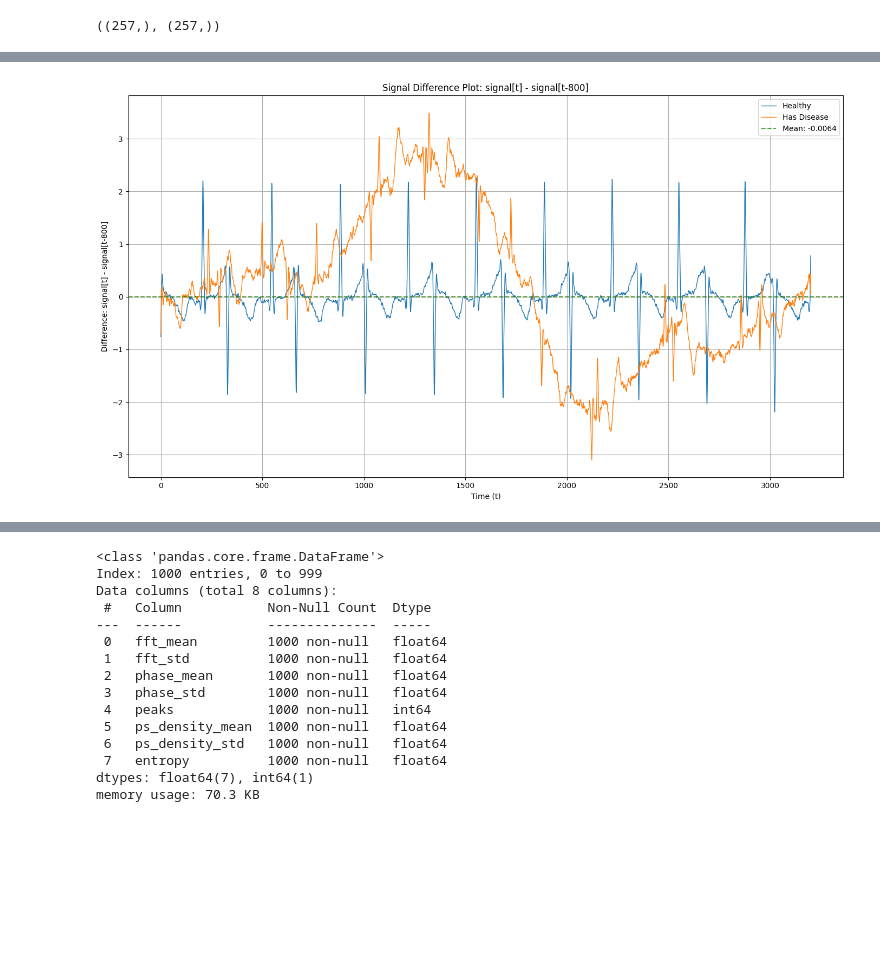
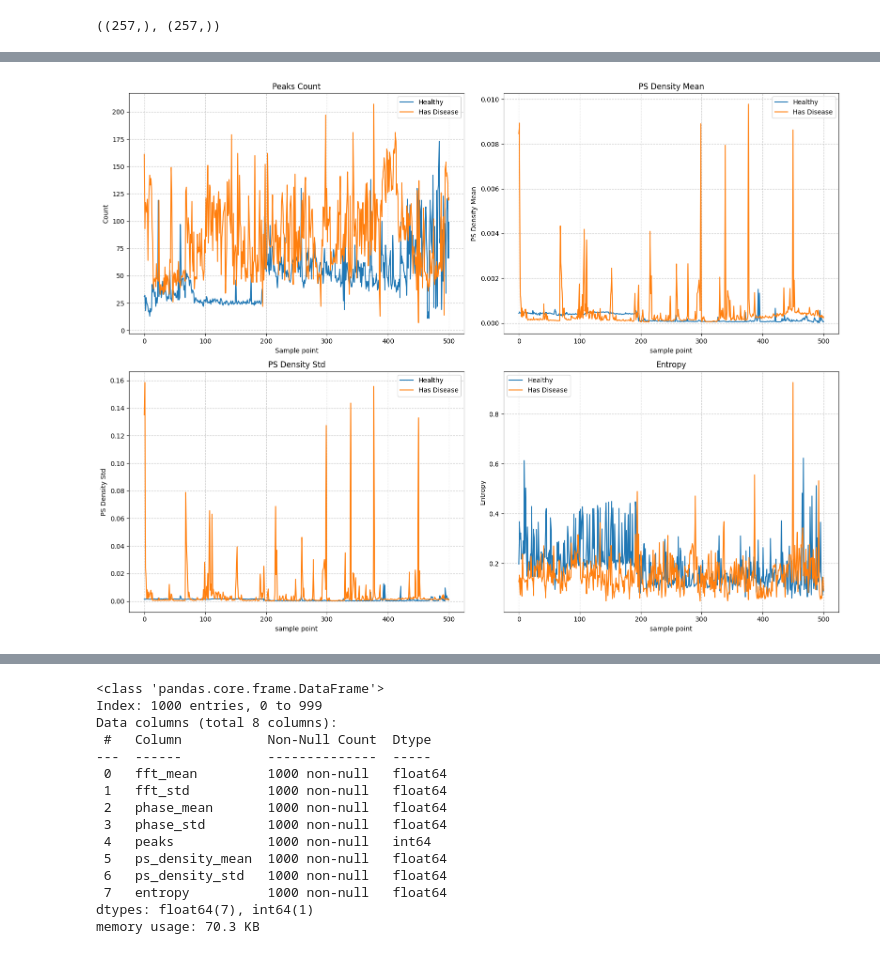
Before and after one commit to zivmax/bmedesign-cpsc, a Jupyter notebook: EDA.ipynb, the cells around one changed output, grey strips where cells are left out. Cells and saved outputs as stored; diff of their text form; code cells hidden in the pictures; blank space fills up the shorter version.

```diff
--- a/EDA.ipynb
+++ b/EDA.ipynb
@@ -463,31 +188,10 @@ df_signal_feature_plot(labeled_freq_df)
-# %%
-def time_shift_diff_plot(healthy, ill, lag=1):
-    shifted_signal = np.zeros_like(healthy)
-    shifted_signal[lag:] = healthy[:-lag]
-    healthy_diff = healthy - shifted_signal
-    shifted_signal[lag:] = ill[:-lag]
-    ill_diff = ill - shifted_signal
-    time_points = np.linspace(0, len(healthy_diff)-lag, len(healthy_diff)-lag)
-
-    plt.figure(figsize=(14, 8))
-    sns.lineplot(x=time_points, y=healthy_diff[lag:], linewidth=1, label='Healthy')
-    sns.lineplot(x=time_points, y=ill_diff[lag:], linewidth=1, label='Has Disease')
-    plt.title(f'Signal Difference Plot: signal[t] - signal[t-{lag}]')
-    plt.xlabel('Time (t)')
-    plt.ylabel(f'Difference: signal[t] - signal[t-{lag}]')
-    plt.grid(True)
-
-    # Add some statistics
-    plt.axhline(y=0, color='r', linestyle='--', alpha=0.3)
-    plt.axhline(y=np.mean(diff), color='g', linestyle='--', alpha=0.7,
-                label=f'Mean: {np.mean(diff):.4f}')
-
-    plt.legend()
-    plt.tight_layout()
-    plt.show()
-
-    return healthy_diff, ill_diff
-LAG = 800
-healthy_diff, ill_diff = time_shift_diff_plot(sample_healthy_signal, sample_ill_signal, lag=LAG)
-# %% [output]
-[figure, removed]
+# %%
+NPERSEG = 1024
+labeled_freq_df['peaks'] = labeled_train_df.apply(lambda x: SignalFeatures.peaks(x, x.mean() + x.std()).shape[0], axis=1)
+labeled_freq_df['ps_density_mean'] = labeled_train_df.apply(lambda x: SignalFeatures.ps_density(x, nperseg=NPERSEG)[1].mean(), axis=1)
+labeled_freq_df['ps_density_std'] = labeled_train_df.apply(lambda x: SignalFeatures.ps_density(x, nperseg=NPERSEG)[1].std(), axis=1)
+labeled_freq_df['entropy'] = labeled_freq_df.apply(lambda x: SignalFeatures.entropy(x), axis=1)
+
+SignalPlot.signal_feature_plot(labeled_freq_df)
+# %% [output]
+[figure, added]
```
Also changed, not shown: parts of 14 cells of this notebook, 1 other file.
